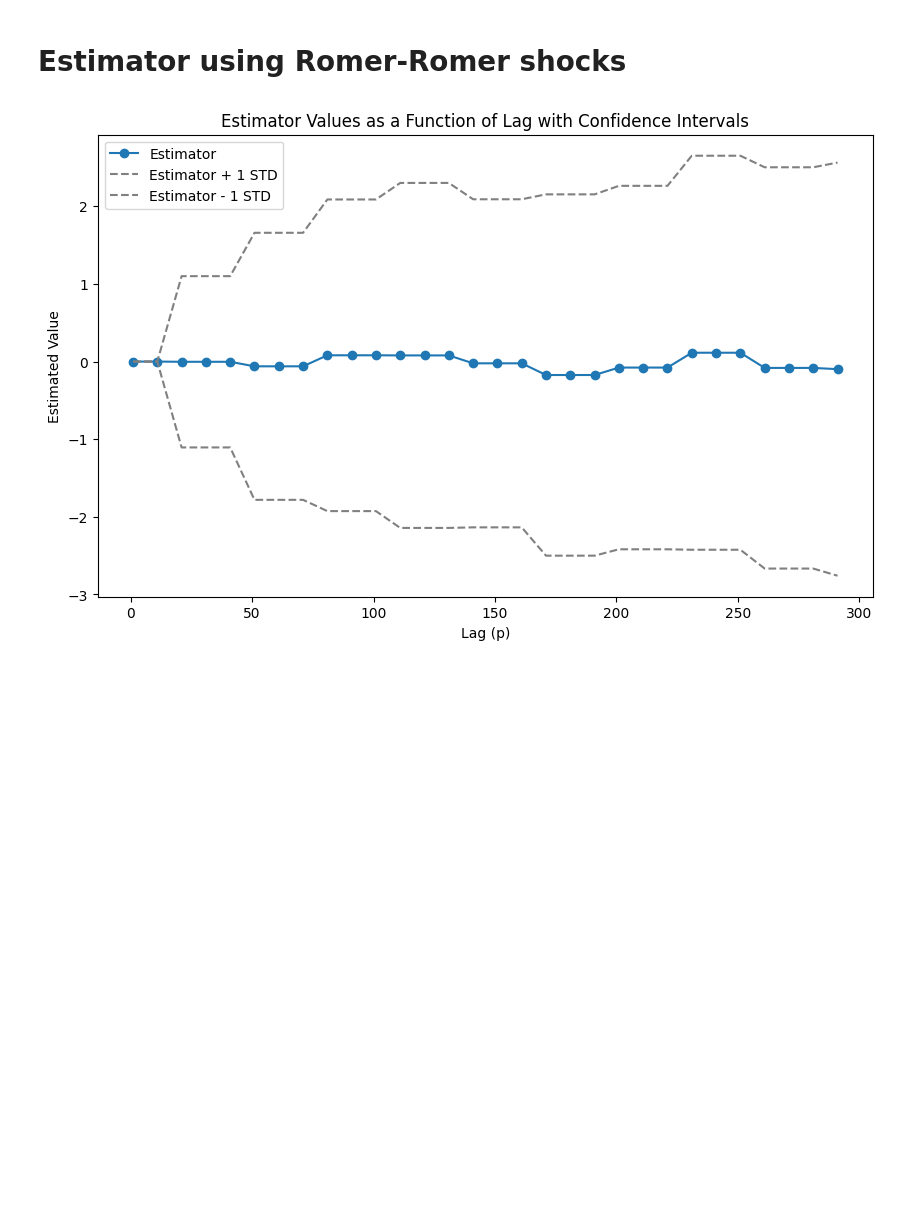
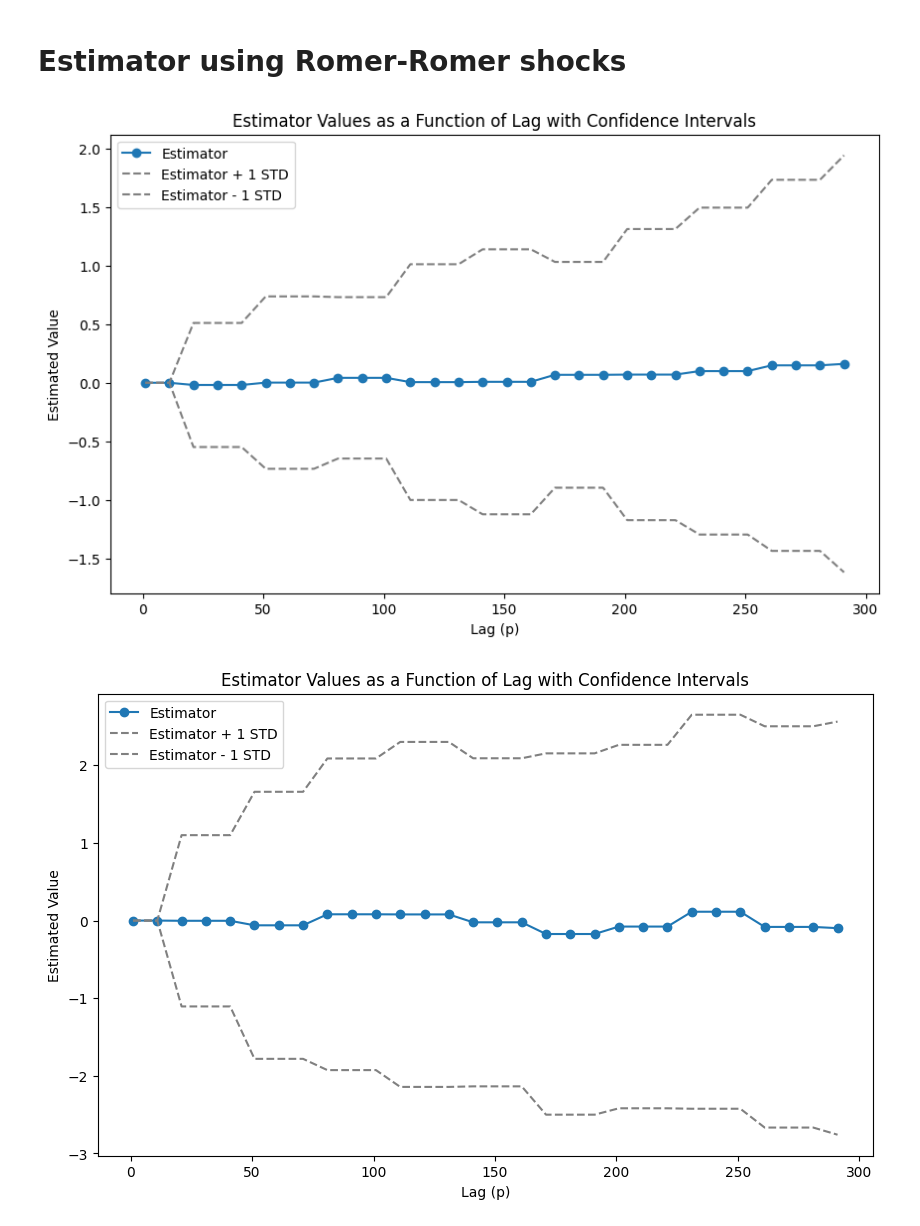
Before and after one commit to mehdizhioua/causal_effects_macro, a Jupyter notebook: experiments.ipynb, the cells around one changed output. Cells and saved outputs as stored; diff of their text form; code cells hidden in the pictures; blank space fills up the shorter version.

```diff
--- a/experiments.ipynb
+++ b/experiments.ipynb
@@ -106,6 +120,12 @@ estimator.plot_effect( h=0.1, w=1, w_prime=0, p_range=[k for k in range(1,300,10
 [figure]
 # %% [markdown]
 # Estimator using Romer-Romer shocks
+# %%
+estimator= e.Estimator(W=RR[["resid_romer"]], Y=data,treatment="resid_romer", outcome="USURTOT Index")
+#estimator.compute_estimator( p=10, h=5, w=25, w_prime=-25, min_obs=2)
+estimator.plot_effect( h=0.15, w=0.5, w_prime=0, p_range=[k for k in range(1,300,10)], min_obs=30)
+# %% [output]
+[figure, added]
 # %%
 estimator= e.Estimator(W=RR[["resid_romer"]], Y=data,treatment="resid_romer", outcome="CPICYOY Index")
 #estimator.compute_estimator( p=10, h=5, w=25, w_prime=-25, min_obs=2)
```
Also changed, not shown: parts of 5 cells of this notebook, 1 other file.
